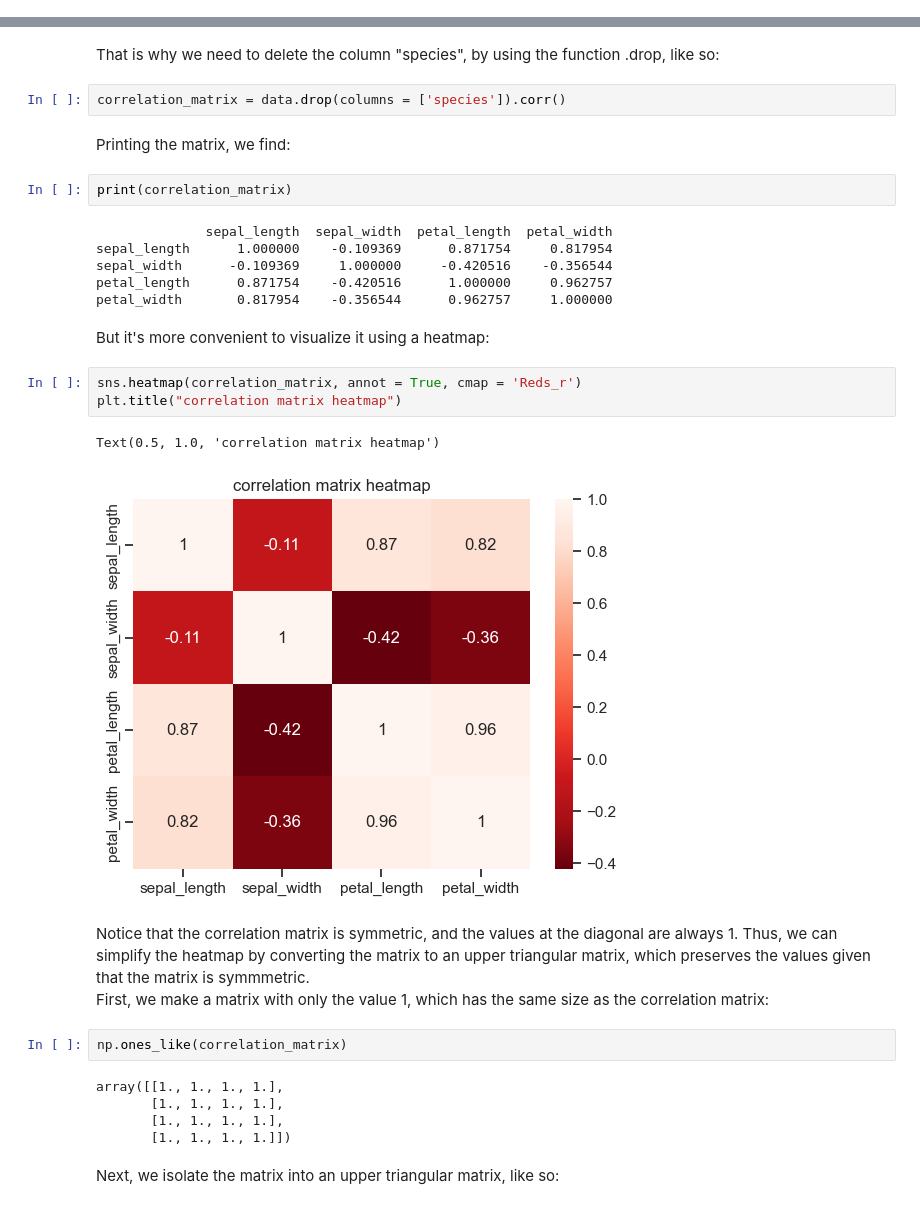
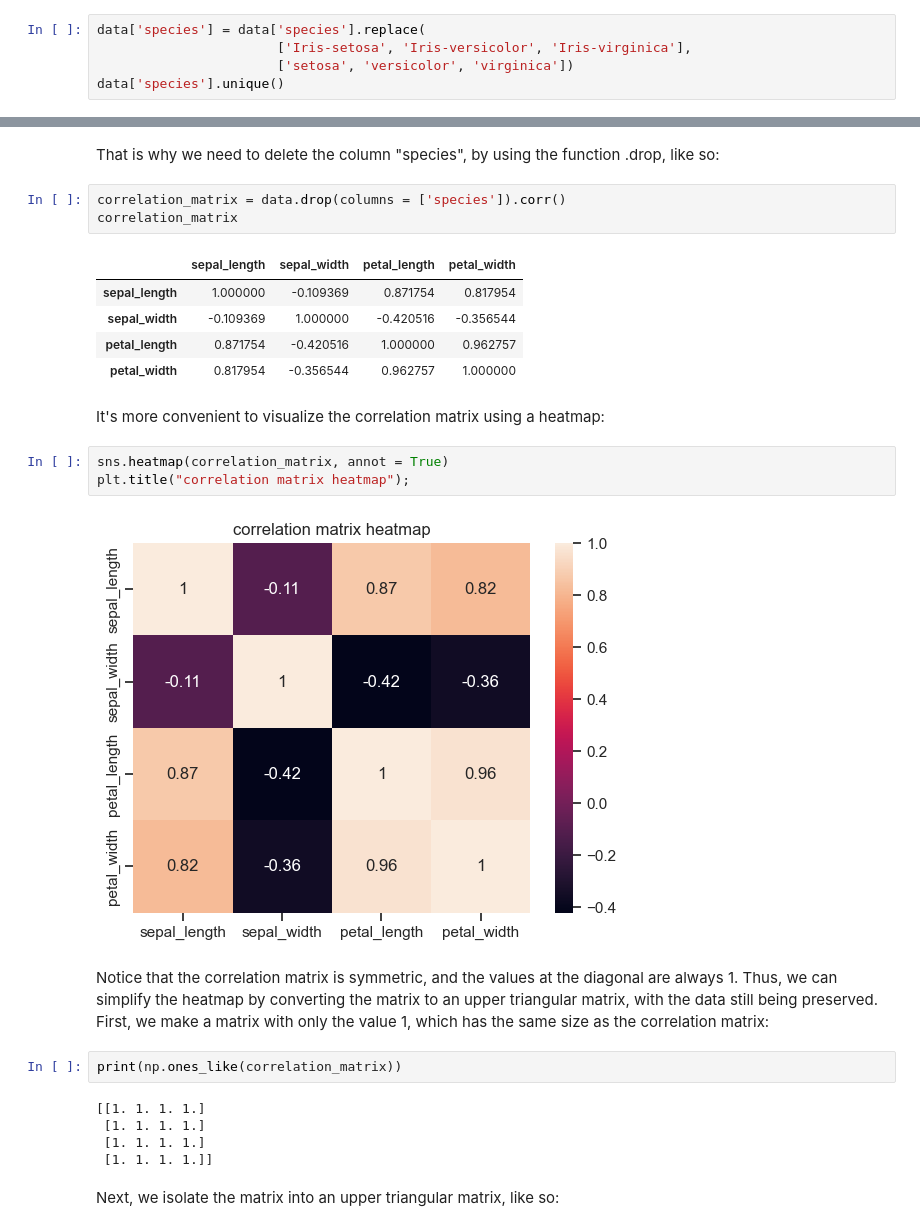
Before and after one commit to tomer279/Data-Science-Projects, a Jupyter notebook: Iris Notebook.ipynb, the cells around one changed output, grey strips where cells are left out. Saved outputs shown, nothing was run; the diff lists cells and outputs as text.

```diff
--- a/Iris Notebook.ipynb
+++ b/Iris Notebook.ipynb
@@ -161,0 +209,5 @@ Which brings us:
+# %%
+data['species'] = data['species'].replace(
+                       ['Iris-setosa', 'Iris-versicolor', 'Iris-virginica'],
+                       ['setosa', 'versicolor', 'virginica'])
+data['species'].unique()
@@ -237,34 +284,30 @@ ValueError: could not convert string to float: 'Iris-setosa'
 That is why we need to delete the column "species", by using the function .drop, like so:
 # %%
 correlation_matrix = data.drop(columns = ['species']).corr()
+correlation_matrix
+# %% [output]
+|  | sepal_length | sepal_width | petal_length | petal_width |
+| sepal_length | 1.000000 | -0.109369 | 0.871754 | 0.817954 |
+| sepal_width | -0.109369 | 1.000000 | -0.420516 | -0.356544 |
+| petal_length | 0.871754 | -0.420516 | 1.000000 | 0.962757 |
+| petal_width | 0.817954 | -0.356544 | 0.962757 | 1.000000 |
 # %% [markdown]
-Printing the matrix, we find:
+It's more convenient to visualize the correlation matrix using a heatmap:
-# %%
-print(correlation_matrix)
-# %% [output]
-              sepal_length  sepal_width  petal_length  petal_width
-sepal_length      1.000000    -0.109369      0.871754     0.817954
-sepal_width      -0.109369     1.000000     -0.420516    -0.356544
-petal_length      0.871754    -0.420516      1.000000     0.962757
-petal_width       0.817954    -0.356544      0.962757     1.000000
-# %% [markdown]
-But it's more convenient to visualize it using a heatmap:
 # %%
-sns.heatmap(correlation_matrix, annot = True, cmap = 'Reds_r')
-plt.title("correlation matrix heatmap")
+sns.heatmap(correlation_matrix, annot = True)
+plt.title("correlation matrix heatmap");
 # %% [output]
-Text(0.5, 1.0, 'correlation matrix heatmap')
-[figure, old version]
+[figure, new version]
 # %% [markdown]
-Notice that the correlation matrix is symmetric, and the values at the diagonal are always 1. Thus, we can simplify the heatmap by converting the matrix to an upper triangular matrix, which preserves the values given that the matrix is symmmetric. <br/>
+Notice that the correlation matrix is symmetric, and the values at the diagonal are always 1. Thus, we can simplify the heatmap by converting the matrix to an upper triangular matrix, with the data still being preserved. <br/>
 First, we make a matrix with only the value 1, which has the same size as the correlation matrix:
 # %%
-np.ones_like(correlation_matrix)
+print(np.ones_like(correlation_matrix))
 # %% [output]
-array([[1., 1., 1., 1.],
-       [1., 1., 1., 1.],
-       [1., 1., 1., 1.],
-       [1., 1., 1., 1.]])
+[[1. 1. 1. 1.]
+ [1. 1. 1. 1.]
+ [1. 1. 1. 1.]
+ [1. 1. 1. 1.]]
 # %% [markdown]
 Next, we isolate the matrix into an upper triangular matrix, like so:
 # %%
```
Also changed, not shown: parts of 60 cells of this notebook.
